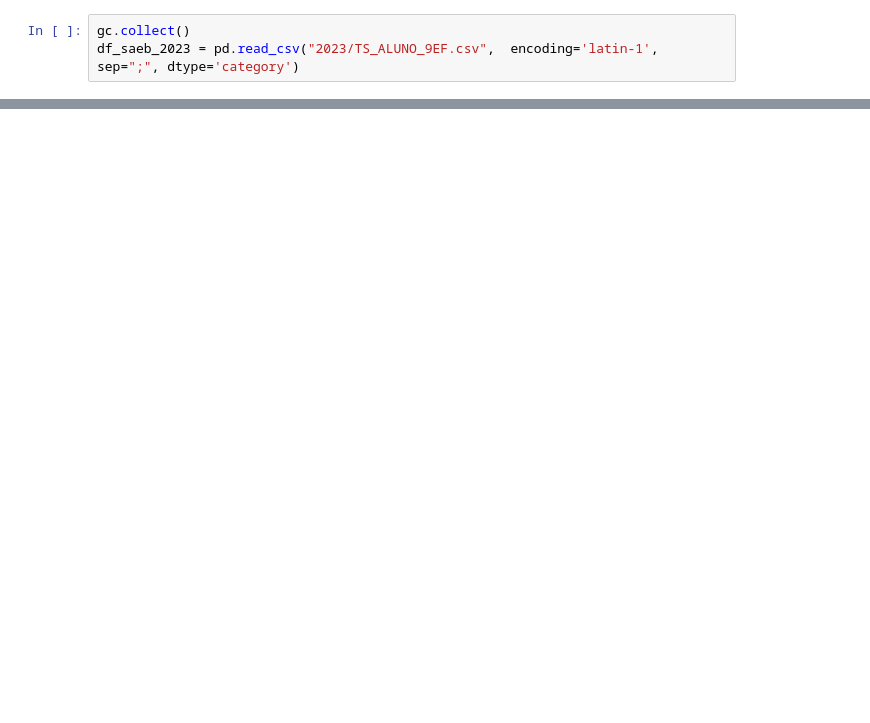
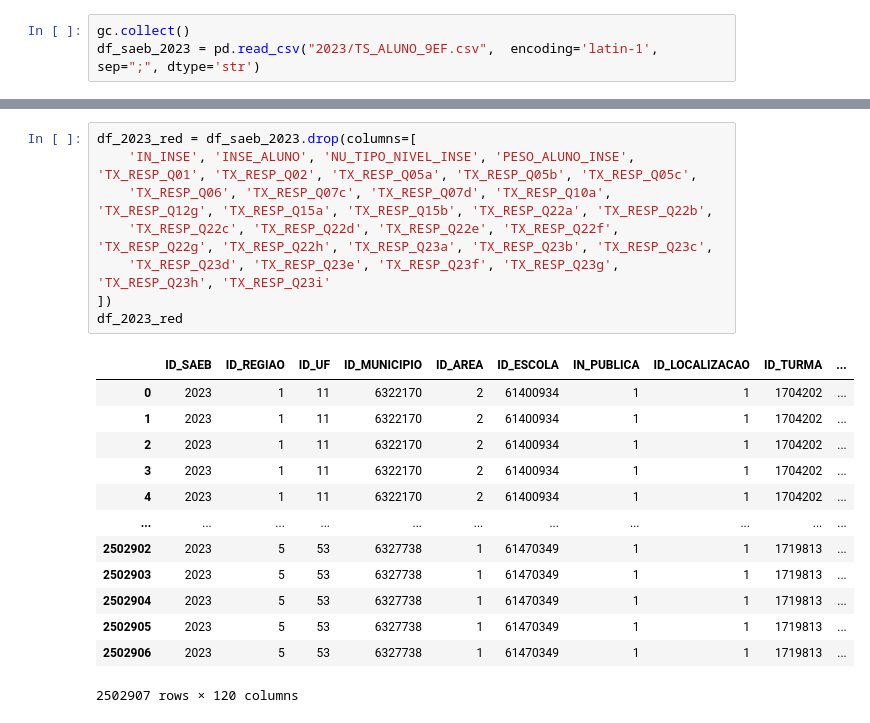
Before and after one commit to emilly788/TCC, a Jupyter notebook: 2. Pré-processamento.ipynb, the cells around one changed output, grey strips where cells are left out. Drawn from its saved outputs; the diff is of its cells as text; blank space fills up the shorter version.

```diff
--- a/2. Pré-processamento.ipynb
+++ b/2. Pré-processamento.ipynb
@@ -20,3 +19,3 @@ df_saeb_2021 = pd.read_csv("2021/TS_ALUNO_9EF.csv", encoding='latin-1', sep=";",
 # %%
 gc.collect()
-df_saeb_2023 = pd.read_csv("2023/TS_ALUNO_9EF.csv",  encoding='latin-1', sep=";", dtype='category')
+df_saeb_2023 = pd.read_csv("2023/TS_ALUNO_9EF.csv",  encoding='latin-1', sep=";", dtype='str')
@@ -147,0 +78,22 @@ saeb_mt_2019.to_parquet(out_path, index=False, engine="fastparquet", compression
+# %%
+df_2023_red = df_saeb_2023.drop(columns=[
+    'IN_INSE', 'INSE_ALUNO', 'NU_TIPO_NIVEL_INSE', 'PESO_ALUNO_INSE', 'TX_RESP_Q01', 'TX_RESP_Q02', 'TX_RESP_Q05a', 'TX_RESP_Q05b', 'TX_RESP_Q05c',
+    'TX_RESP_Q06', 'TX_RESP_Q07c', 'TX_RESP_Q07d', 'TX_RESP_Q10a', 'TX_RESP_Q12g', 'TX_RESP_Q15a', 'TX_RESP_Q15b', 'TX_RESP_Q22a', 'TX_RESP_Q22b',
+    'TX_RESP_Q22c', 'TX_RESP_Q22d', 'TX_RESP_Q22e', 'TX_RESP_Q22f', 'TX_RESP_Q22g', 'TX_RESP_Q22h', 'TX_RESP_Q23a', 'TX_RESP_Q23b', 'TX_RESP_Q23c',
+    'TX_RESP_Q23d', 'TX_RESP_Q23e', 'TX_RESP_Q23f', 'TX_RESP_Q23g', 'TX_RESP_Q23h', 'TX_RESP_Q23i'
+])
+df_2023_red
+# %% [output]
+|  | ID_SAEB | ID_REGIAO | ID_UF | ID_MUNICIPIO | ID_AREA | ID_ESCOLA | IN_PUBLICA | ID_LOCALIZACAO | ID_TURMA | ... |
+| 0 | 2023 | 1 | 11 | 6322170 | 2 | 61400934 | 1 | 1 | 1704202 | ... |
+| 1 | 2023 | 1 | 11 | 6322170 | 2 | 61400934 | 1 | 1 | 1704202 | ... |
+| 2 | 2023 | 1 | 11 | 6322170 | 2 | 61400934 | 1 | 1 | 1704202 | ... |
+| 3 | 2023 | 1 | 11 | 6322170 | 2 | 61400934 | 1 | 1 | 1704202 | ... |
+| 4 | 2023 | 1 | 11 | 6322170 | 2 | 61400934 | 1 | 1 | 1704202 | ... |
+| ... | ... | ... | ... | ... | ... | ... | ... | ... | ... | ... |
+| 2502902 | 2023 | 5 | 53 | 6327738 | 1 | 61470349 | 1 | 1 | 1719813 | ... |
+| 2502903 | 2023 | 5 | 53 | 6327738 | 1 | 61470349 | 1 | 1 | 1719813 | ... |
+| 2502904 | 2023 | 5 | 53 | 6327738 | 1 | 61470349 | 1 | 1 | 1719813 | ... |
+| 2502905 | 2023 | 5 | 53 | 6327738 | 1 | 61470349 | 1 | 1 | 1719813 | ... |
+| 2502906 | 2023 | 5 | 53 | 6327738 | 1 | 61470349 | 1 | 1 | 1719813 | ... |
+2502907 rows × 120 columns
```
Also changed, not shown: parts of 24 cells of this notebook.
